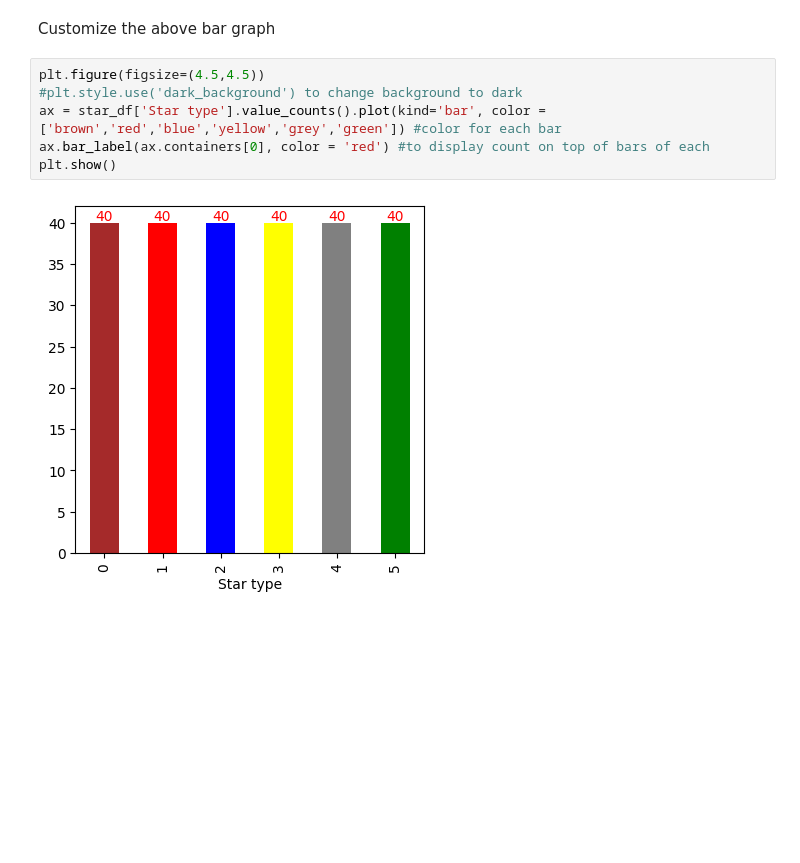
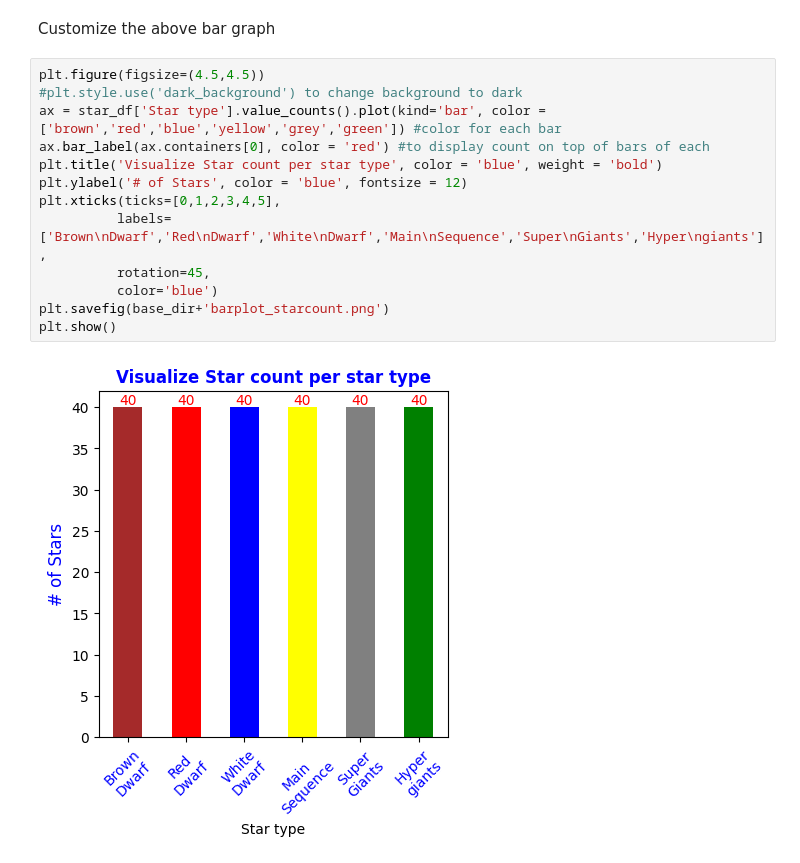
Before and after one commit to tusharx0809/da-project, a Jupyter notebook: astronomical-data/first.ipynb, the cells around one changed output. Drawn from its saved outputs; the diff is of its cells as text; blank space fills up the shorter version.

```diff
--- a/astronomical-data/first.ipynb
+++ b/astronomical-data/first.ipynb
@@ -42,8 +64,15 @@ Customize the above bar graph
 # %%
 plt.figure(figsize=(4.5,4.5))
 #plt.style.use('dark_background') to change background to dark
 ax = star_df['Star type'].value_counts().plot(kind='bar', color = ['brown','red','blue','yellow','grey','green']) #color for each bar
 ax.bar_label(ax.containers[0], color = 'red') #to display count on top of bars of each
+plt.title('Visualize Star count per star type', color = 'blue', weight = 'bold')
+plt.ylabel('# of Stars', color = 'blue', fontsize = 12)
+plt.xticks(ticks=[0,1,2,3,4,5],
+          labels=['Brown\nDwarf','Red\nDwarf','White\nDwarf','Main\nSequence','Super\nGiants','Hyper\ngiants'],
+          rotation=45,
+          color='blue')
+plt.savefig(base_dir+'barplot_starcount.png')
 plt.show()
 # %% [output]
-[figure, old version]
+[figure, new version]
```
Also changed, not shown: parts of 5 cells of this notebook.
